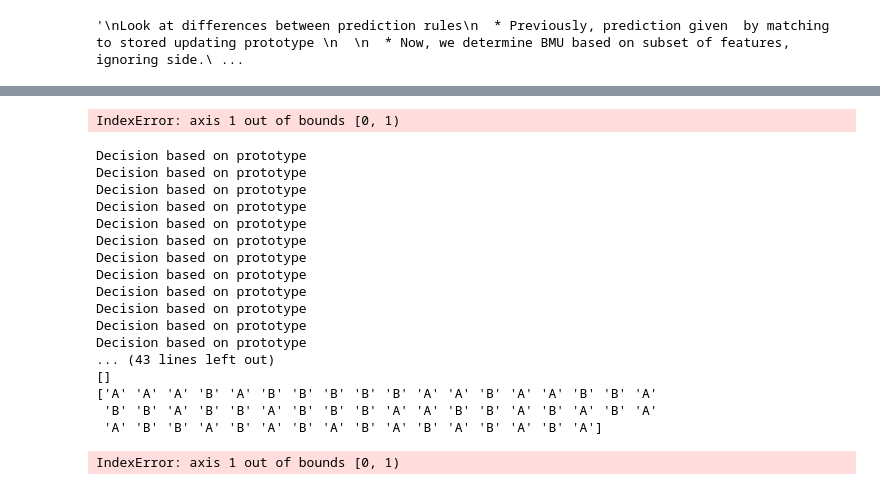
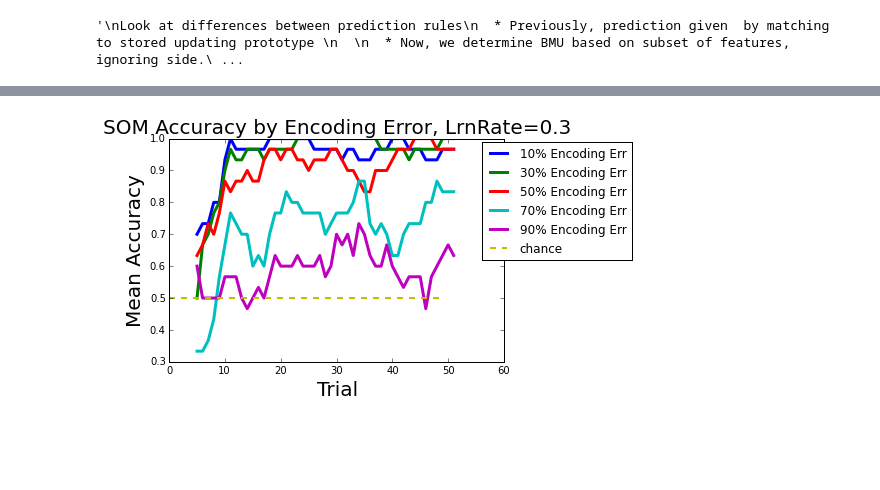
Before and after one commit to sriveravi/som, a Jupyter notebook: runSOM4.ipynb, the cells around one changed output, grey strips where cells are left out. Saved outputs shown, nothing was run; the diff lists cells and outputs as text; code cells hidden in the pictures; blank space fills up the shorter version.

```diff
--- a/runSOM4.ipynb
+++ b/runSOM4.ipynb
@@ -198,80 +182,39 @@ IndexError: axis 1 out of bounds [0, 1)
-# %%
-# st = np.array([])
-st2 = np.array([1,2,3], np.newaxis)
-
-x =np.concatenate( (st2, st2), axis=1)
-print x
-# print type(st2)
-# %% [output]
-IndexError: axis 1 out of bounds [0, 1)
 # %%
 # make some nice larning curves (for encoding error)
 
-# self.somAcc
-
-
-
 f = files[1]
 lrnRt = .3
-iters = 50 # 30
+iters = 5 # 30
 w = 6
 predThresh = .7
-
 
 
 # for saving figures
 outDir = 'SOMfigs/'
 if not os.path.exists( outDir ):
     os.mkdir( outDir )
 
 ##-------------------------------------------------
 
 # loop through different removeProp (% encoding error)
 for removeProp in np.arange(.1,1, .2):
     mod = SOM( f, learning_rate= lrnRt, predThresh=.7)
     meanAcc  = mod.meanLrnCurves( iters = iters, removeProp = removeProp  )
     # show them
     plot( slideAcc( meanAcc, window=w), linewidth=3, label=('%.0f%% Encoding Err'% (100*removeProp)))
 # chance line
 plot( np.arange(50), .5*ones(50 ), '--', linewidth=2, label='chance')
 xlabel('Trial', fontsize=20)
 ylabel( 'Mean Accuracy', fontsize=20)
 title('SOM Accuracy by Encoding Error, LrnRate=0.3', fontsize=20)
 # show legend
 lgd = legend(bbox_to_anchor=(1.4, 1.01))
 
 # save it
 saveFile = outDir + 'removePropFig.png'
 savefig( saveFile, bbox_extra_artists=(lgd,), bbox_inches='tight')
-
-
-
-
-
-
-
-# mod.showLearnCuves(window=w)
-# for acc in allAcc:
-#     plot( acc)
 # %% [output]
-Decision based on prototype
-Decision based on prototype
-Decision based on prototype
-Decision based on prototype
-Decision based on prototype
-Decision based on prototype
-Decision based on prototype
-Decision based on prototype
-Decision based on prototype
-Decision based on prototype
-Decision based on prototype
-Decision based on prototype
-... (43 lines left out)
-[]
-['A' 'A' 'A' 'B' 'A' 'B' 'B' 'B' 'B' 'B' 'A' 'A' 'B' 'A' 'A' 'B' 'B' 'A'
- 'B' 'B' 'A' 'B' 'B' 'A' 'B' 'B' 'B' 'A' 'A' 'B' 'B' 'A' 'B' 'A' 'B' 'A'
- 'A' 'B' 'B' 'A' 'B' 'A' 'B' 'A' 'B' 'A' 'B' 'A' 'B' 'A' 'B' 'A']
-IndexError: axis 1 out of bounds [0, 1)
+[figure, added]
 # %%
 ##-------------------------------------------------
 # plot function of learning rate
```
Also changed, not shown: parts of 7 cells of this notebook, 1 other file.
